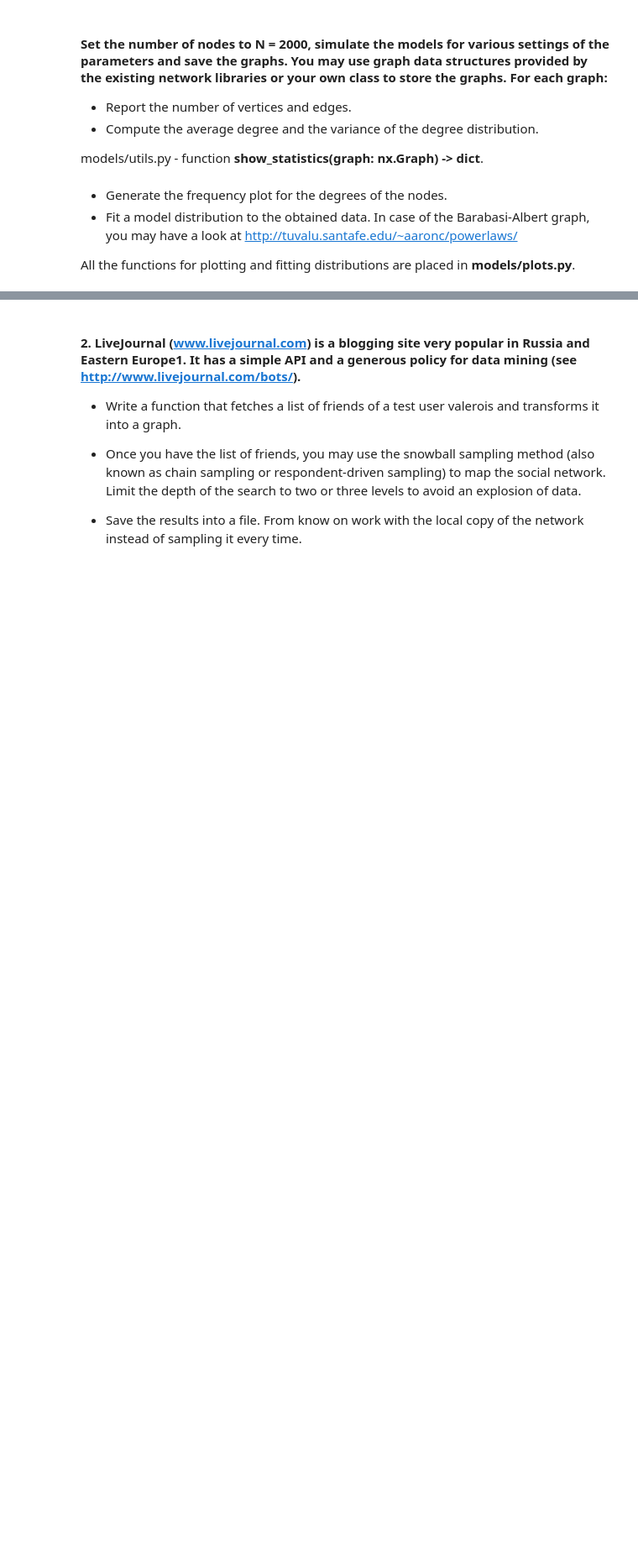
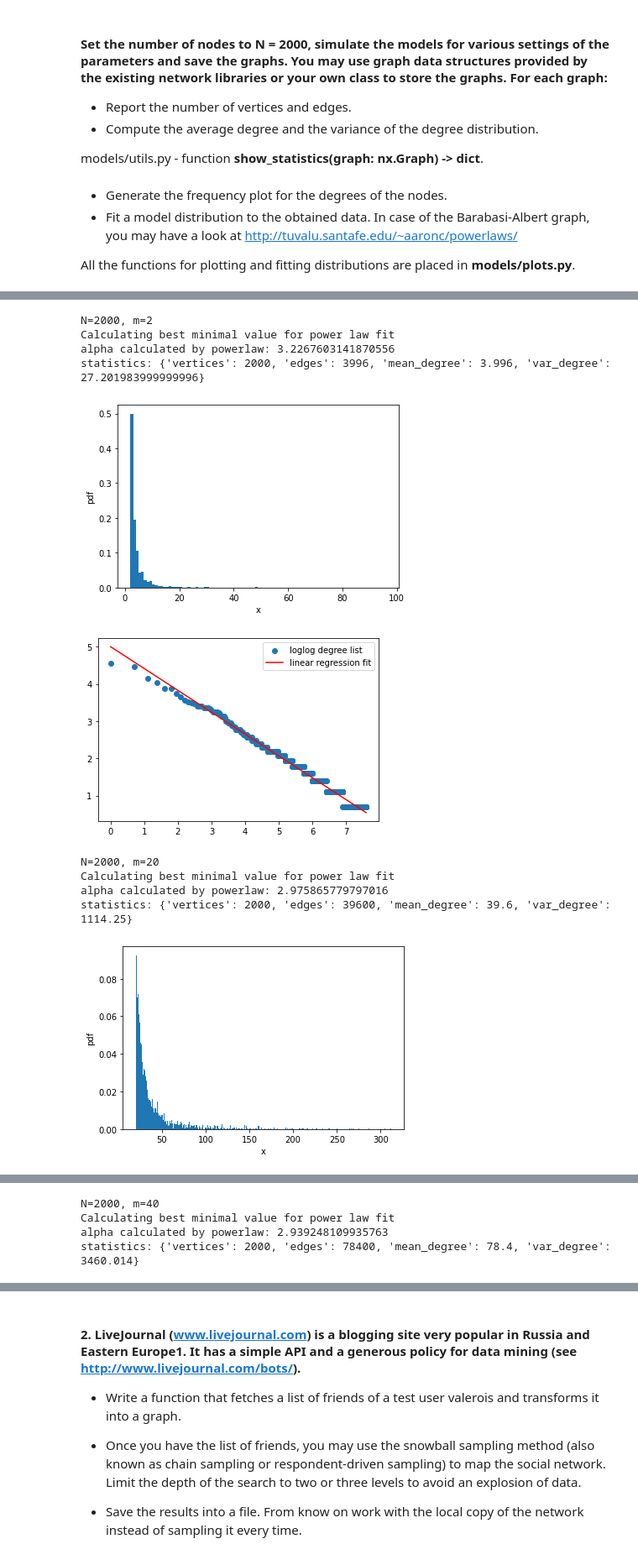
Before and after one commit to rogulforce/DPoCN, a Jupyter notebook: list_3/presentation.ipynb, the cells around one changed output, grey strips where cells are left out. Shown at 84% size. Cells and saved outputs as stored; diff of their text form; code cells hidden in the pictures; blank space fills up the shorter version.

```diff
--- a/list_3/presentation.ipynb
+++ b/list_3/presentation.ipynb
@@ -103,0 +122,40 @@ statistics: {'vertices': 2000, 'edges': 78400, 'mean_degree': 78.4, 'var_degree'
+# %%
+# Barabasi-Albert
+# TODO: change that
+m = [2,20,40]
+
+for m_i in m:
+    network = barabasi_albert(N, m_i)
+    print(f'N={N}, m={m_i}')
+
+    degree_list = [val for _, val in network.degree()]
+
+    # fit powerlaw
+    print(f'alpha calculated by powerlaw: {powerlaw.Fit(degree_list).alpha}')
+
+
+    domain_start, domain_end = min(degree_list), max(degree_list)
+    show_degree_distribution(network = network)
+    plt.show()
+
+    x = np.log(np.linspace(1,len(degree_list)+1,len(degree_list)))
+    y = sorted(np.log(degree_list),reverse = True)
+    plt.scatter(x, y,label='loglog degree list')
+
+    # fit linear regression
+    params = np.polyfit(x,y,1)
+    plt.plot(x,params[0]*x+params[1], 'r-', alpha=1, label='linear regression fit')
+    plt.legend()
+    plt.show()
+# %% [output]
+N=2000, m=2
+Calculating best minimal value for power law fit
+alpha calculated by powerlaw: 3.2267603141870556
+statistics: {'vertices': 2000, 'edges': 3996, 'mean_degree': 3.996, 'var_degree': 27.201983999999996}
+[figure, added]
+[figure, added]
+N=2000, m=20
+Calculating best minimal value for power law fit
+alpha calculated by powerlaw: 2.975865779797016
+statistics: {'vertices': 2000, 'edges': 39600, 'mean_degree': 39.6, 'var_degree': 1114.25}
+[figure, added]
@@ -103,0 +163,4 @@ statistics: {'vertices': 2000, 'edges': 78400, 'mean_degree': 78.4, 'var_degree'
+N=2000, m=40
+Calculating best minimal value for power law fit
+alpha calculated by powerlaw: 2.939248109935763
+statistics: {'vertices': 2000, 'edges': 78400, 'mean_degree': 78.4, 'var_degree': 3460.014}
```
Also changed, not shown: parts of 9 cells of this notebook, 1 other file.
